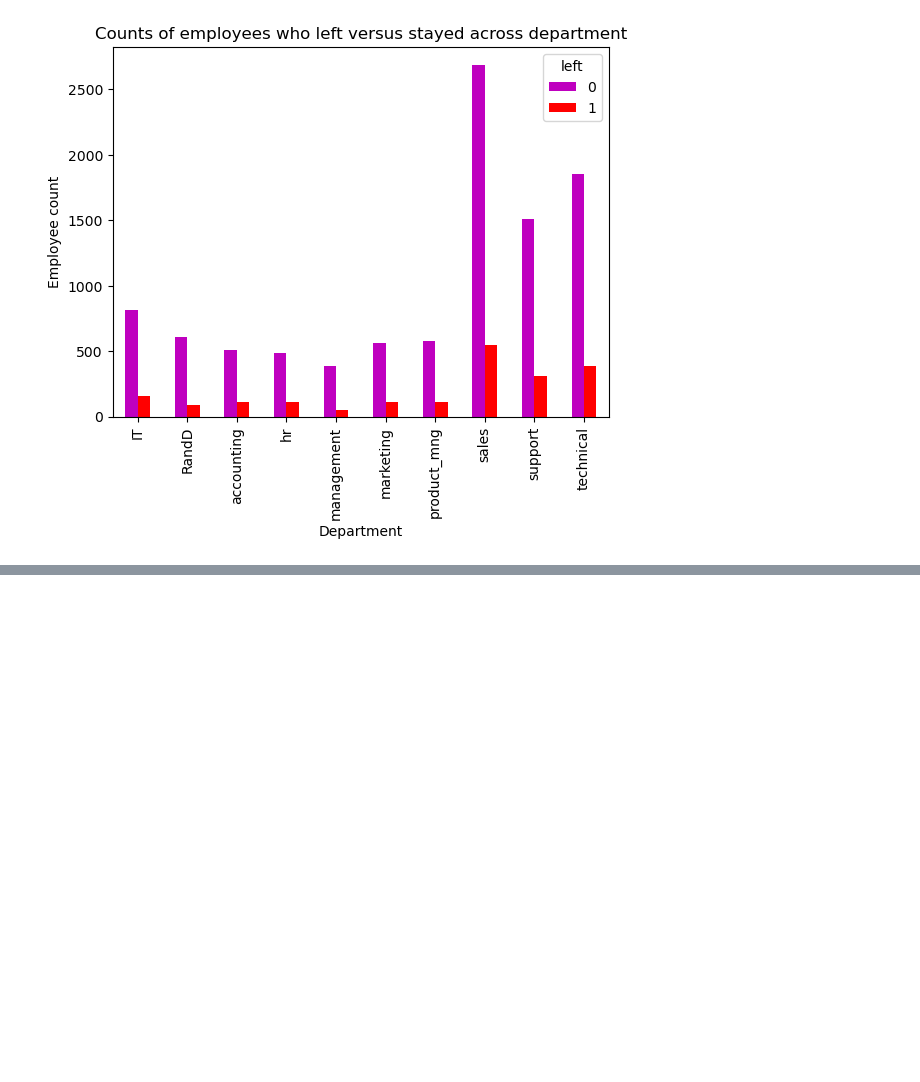
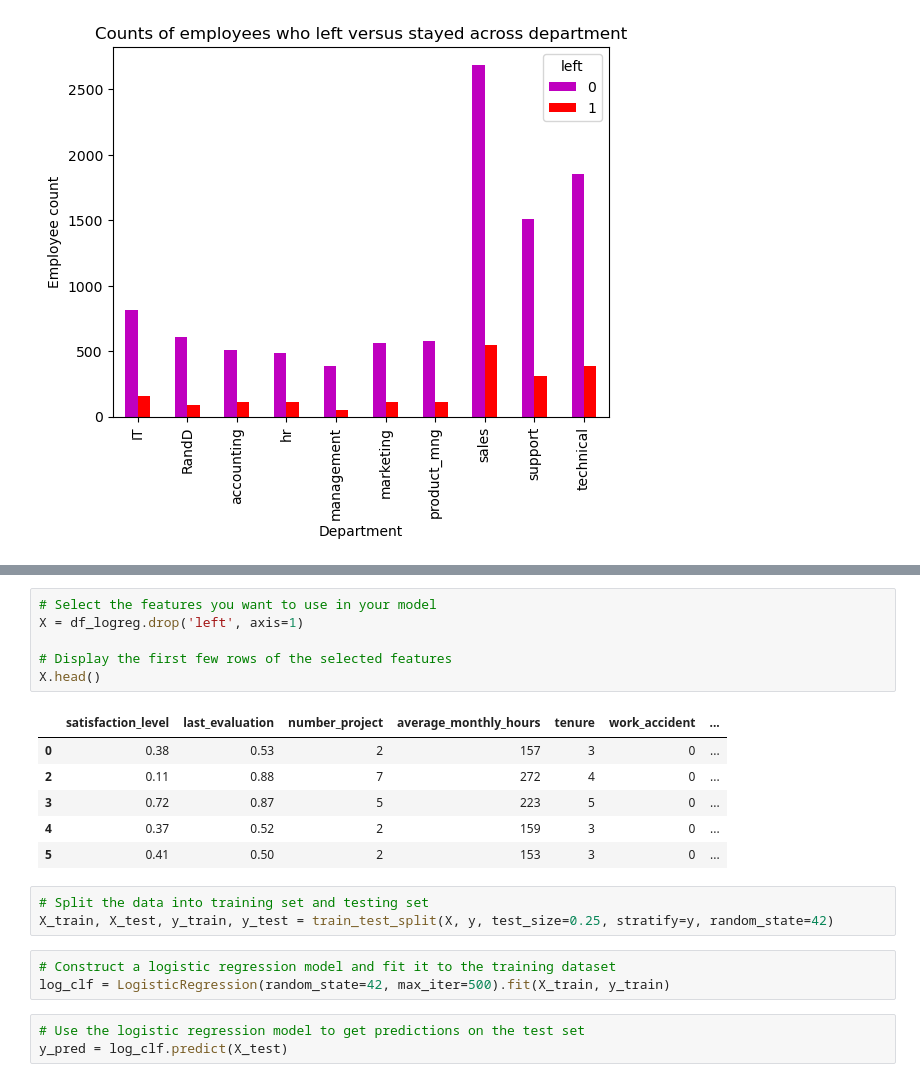
Before and after one commit to Mustafa777Xo/Salifort, a Jupyter notebook: salifort.ipynb, the cells around one changed output, grey strips where cells are left out. Drawn from its saved outputs; the diff is of its cells as text; blank space fills up the shorter version.

```diff
--- a/salifort.ipynb
+++ b/salifort.ipynb
@@ -415,0 +444,22 @@ plt.show()
+# %%
+# Select the features you want to use in your model
+X = df_logreg.drop('left', axis=1)
+
+# Display the first few rows of the selected features
+X.head()
+# %% [output]
+|  | satisfaction_level | last_evaluation | number_project | average_monthly_hours | tenure | work_accident | ... |
+| 0 | 0.38 | 0.53 | 2 | 157 | 3 | 0 | ... |
+| 2 | 0.11 | 0.88 | 7 | 272 | 4 | 0 | ... |
+| 3 | 0.72 | 0.87 | 5 | 223 | 5 | 0 | ... |
+| 4 | 0.37 | 0.52 | 2 | 159 | 3 | 0 | ... |
+| 5 | 0.41 | 0.50 | 2 | 153 | 3 | 0 | ... |
+# %%
+# Split the data into training set and testing set
+X_train, X_test, y_train, y_test = train_test_split(X, y, test_size=0.25, stratify=y, random_state=42)
+# %%
+# Construct a logistic regression model and fit it to the training dataset
+log_clf = LogisticRegression(random_state=42, max_iter=500).fit(X_train, y_train)
+# %%
+# Use the logistic regression model to get predictions on the test set
+y_pred = log_clf.predict(X_test)
```
Also changed, not shown: parts of 10 cells of this notebook.
